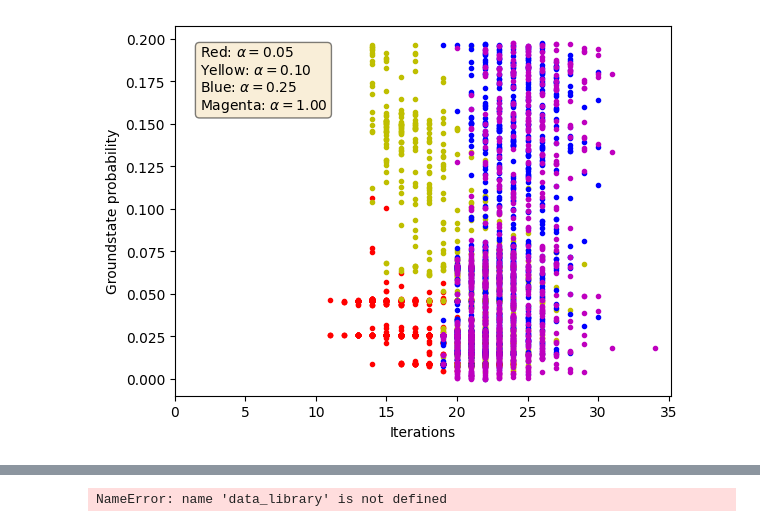
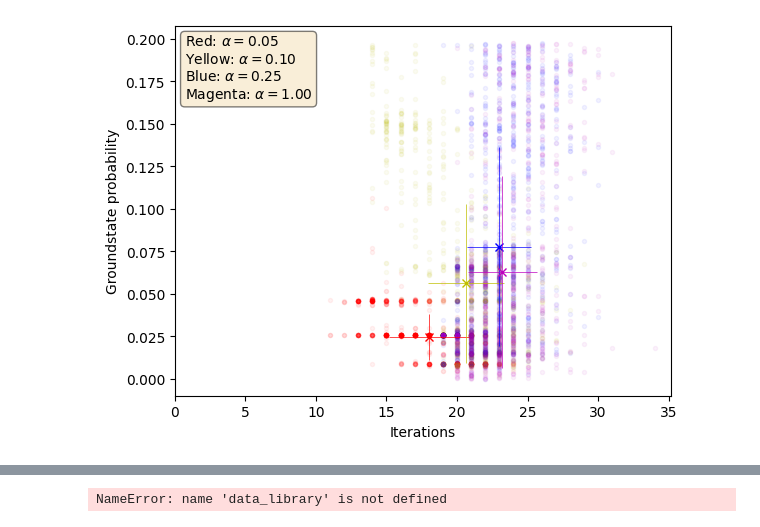
Before and after one commit to jacobljungberg/Testing_CVaR_on_QAOA, a Jupyter notebook: examples/Data_analysis.ipynb, the cells around one changed output, grey strips where cells are left out. Drawn from its saved outputs; the diff is of its cells as text; code cells hidden in the pictures.

Commit message:
average_value plot and stuff

```diff
--- a/examples/Data_analysis.ipynb
+++ b/examples/Data_analysis.ipynb
@@ -81,39 +82,75 @@ problist_alpha100 = tofloatlists(alpha100_samp32_inparams_01_01_df)
+# %%
+#ett medelvärde av antal iterationer det tar innan COBYLA slutar optimera (samt medelvärde av slutvärdena)
+
+def average_final_value(problists):
+    x_lst = []
+    y_lst = []
+
+    for prob_vector in problists: #bygger en lista med alla slutgiltliga värden på antal iterationer
+        x_lst.append(len(prob_vector)) #längden av alla sublistor = antal iterationer innan stopp
+        y_lst.append(prob_vector[-1]) #lägger in sista värdet av ground state probability
+
+    meanvalue_x = np.mean(x_lst)
+    xerr = np.std(x_lst)
+
+    meanvalue_y = np.mean(y_lst)
+    yerr = np.std(y_lst)
+
+    return [meanvalue_x,meanvalue_y], [xerr,yerr]
 # %%
-# Gör koden så att varje alpha plottas med olika färger
+#plot-delen -- plotta varje alpha med en annan färg
 
-#plot-delen -- plotta varje alpha med en annan färg
 fig, ax = plt.subplots()
 
 for prob_vector in problist_alpha005:
-    ax.plot(len(prob_vector), prob_vector[-1], 'r.', linewidth=1)
+    ax.plot(len(prob_vector), prob_vector[-1], 'r.', linewidth=1, alpha = 0.05) #alpha is how transparent the plot is
 
 for prob_vector in problist_alpha010:
-    ax.plot(len(prob_vector), prob_vector[-1], 'y.', linewidth=1)
+    ax.plot(len(prob_vector), prob_vector[-1], 'y.', linewidth=1, alpha = 0.05)
 
 for prob_vector in problist_alpha025:
-    ax.plot(len(prob_vector), prob_vector[-1], 'b.', linewidth=1)
+    ax.plot(len(prob_vector), prob_vector[-1], 'b.', linewidth=1, alpha = 0.05)
 
 for prob_vector in problist_alpha100:
-    ax.plot(len(prob_vector), prob_vector[-1], 'm.', linewidth=1)
+    ax.plot(len(prob_vector), prob_vector[-1], 'm.', linewidth=1, alpha = 0.05)
+
+
+#medelvärdet plottas här
+[x_coord005,y_coord005], [xerr005,yerr005] = average_final_value(problist_alpha005)
+ax.plot(x_coord005, y_coord005, 'rx', linewidth=1)
+ax.errorbar(x=x_coord005,y=y_coord005, yerr=yerr005,
+            xerr=xerr005, linestyle='none', ecolor = 'r', elinewidth=0.5)
+
+[x_coord010,y_coord010], [xerr010,yerr010] = average_final_value(problist_alpha010)
+ax.plot(x_coord010, y_coord010, 'yx', linewidth=1)
+ax.errorbar(x=x_coord010,y=y_coord010, yerr=yerr010,
+            xerr=xerr010, linestyle='none', ecolor = 'y', elinewidth=0.5)
+
+[x_coord025,y_coord025], [xerr025,yerr025] = average_final_value(problist_alpha025)
+ax.plot(x_coord025, y_coord025, 'bx', linewidth=1)
+ax.errorbar(x=x_coord025,y=y_coord025, yerr=yerr025,
+            xerr=xerr025, linestyle='none', ecolor = 'b', elinewidth=0.5)
+
+[x_coord100,y_coord100], [xerr100,yerr100] = average_final_value(problist_alpha100)
+ax.plot(x_coord100, y_coord100, 'mx', linewidth=1)
+ax.errorbar(x=x_coord100,y=y_coord100, yerr=yerr100,
+            xerr=xerr100, linestyle='none', ecolor = 'm', elinewidth=0.5)
 
 plt.xlabel('Iterations')
 plt.ylabel('Groundstate probability')
 
 ax.set_xlim(0)
 
 textstr = '\n'.join((
     r'Red: $\alpha=%.2f$' % 0.05,
     r'Yellow: $\alpha=%.2f$' % 0.10,
     r'Blue: $\alpha=%.2f$' % 0.25,
     r'Magenta: $\alpha=%.2f$' % 1))
 
 props = dict(boxstyle='round', facecolor='wheat', alpha=0.5)
-ax.text(0.05, 0.95, textstr,
-        verticalalignment='top', horizontalalignment='left',
-        transform=ax.transAxes,
-        color='black', fontsize=10, bbox=props)
-
+ax.text(0.02, 0.98, textstr, verticalalignment='top', horizontalalignment='left',
+        transform=ax.transAxes, color='black', fontsize=10, bbox=props)
 
 plt.show()
 # %% [output]
-[figure, old version]
+[figure, new version]
```
Also changed, not shown: parts of 9 cells of this notebook.
